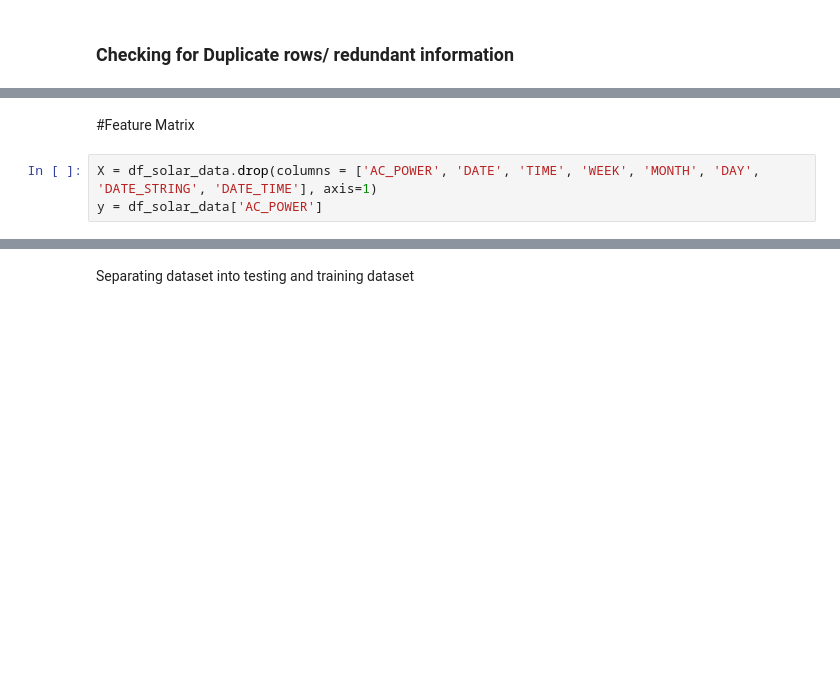
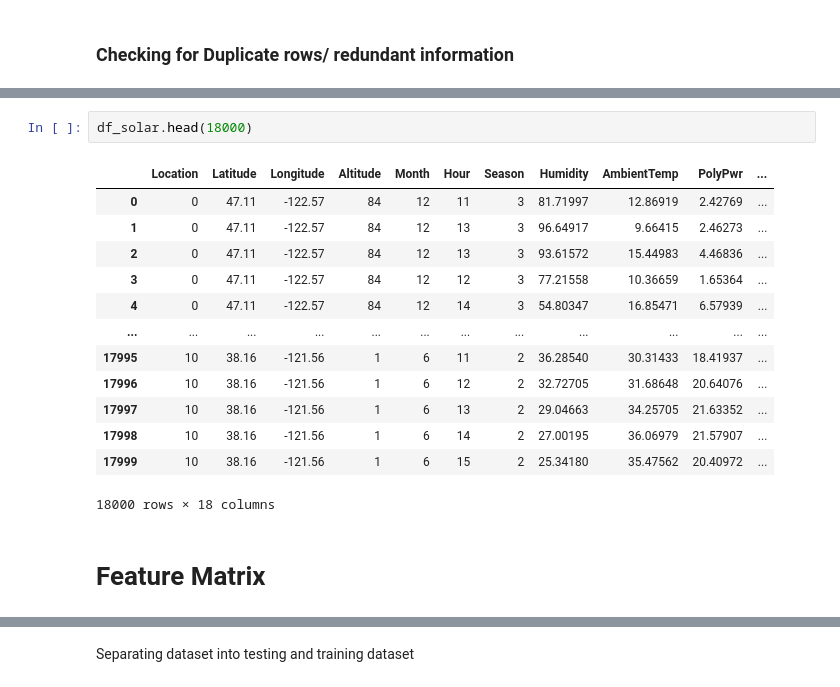
Before and after one commit to rtetteh20/fyp-solar-power-prediction, a Jupyter notebook: Scripts/main.ipynb, the cells around one changed output, grey strips where cells are left out. Drawn from its saved outputs; the diff is of its cells as text; blank space fills up the shorter version.

```diff
--- a/Scripts/main.ipynb
+++ b/Scripts/main.ipynb
@@ -184,5 +152,18 @@ dtype: bool
+# %%
+df_solar.head(18000)
+# %% [output]
+|  | Location | Latitude | Longitude | Altitude | Month | Hour | Season | Humidity | AmbientTemp | PolyPwr | ... |
+| 0 | 0 | 47.11 | -122.57 | 84 | 12 | 11 | 3 | 81.71997 | 12.86919 | 2.42769 | ... |
+| 1 | 0 | 47.11 | -122.57 | 84 | 12 | 13 | 3 | 96.64917 | 9.66415 | 2.46273 | ... |
+| 2 | 0 | 47.11 | -122.57 | 84 | 12 | 13 | 3 | 93.61572 | 15.44983 | 4.46836 | ... |
+| 3 | 0 | 47.11 | -122.57 | 84 | 12 | 12 | 3 | 77.21558 | 10.36659 | 1.65364 | ... |
+| 4 | 0 | 47.11 | -122.57 | 84 | 12 | 14 | 3 | 54.80347 | 16.85471 | 6.57939 | ... |
+| ... | ... | ... | ... | ... | ... | ... | ... | ... | ... | ... | ... |
+| 17995 | 10 | 38.16 | -121.56 | 1 | 6 | 11 | 2 | 36.28540 | 30.31433 | 18.41937 | ... |
+| 17996 | 10 | 38.16 | -121.56 | 1 | 6 | 12 | 2 | 32.72705 | 31.68648 | 20.64076 | ... |
+| 17997 | 10 | 38.16 | -121.56 | 1 | 6 | 13 | 2 | 29.04663 | 34.25705 | 21.63352 | ... |
+| 17998 | 10 | 38.16 | -121.56 | 1 | 6 | 14 | 2 | 27.00195 | 36.06979 | 21.57907 | ... |
+| 17999 | 10 | 38.16 | -121.56 | 1 | 6 | 15 | 2 | 25.34180 | 35.47562 | 20.40972 | ... |
+18000 rows × 18 columns
 # %% [markdown]
-#Feature Matrix
+# Feature Matrix
-# %%
-X = df_solar_data.drop(columns = ['AC_POWER', 'DATE', 'TIME', 'WEEK', 'MONTH', 'DAY', 'DATE_STRING', 'DATE_TIME'], axis=1)
-y = df_solar_data['AC_POWER']
```
Also changed, not shown: parts of 46 cells of this notebook, 5 other files.
